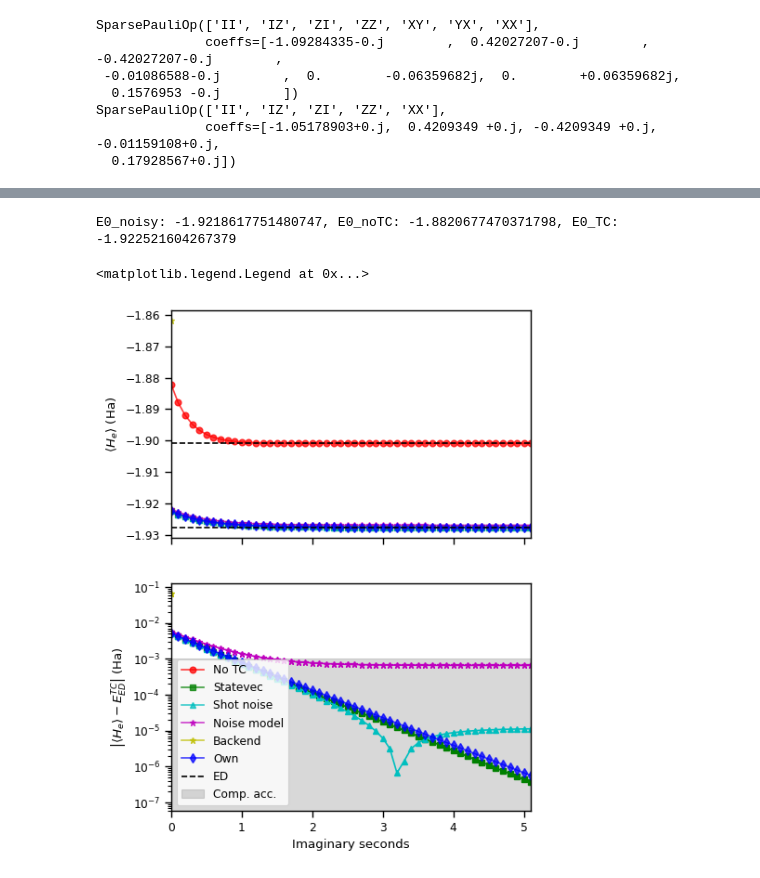
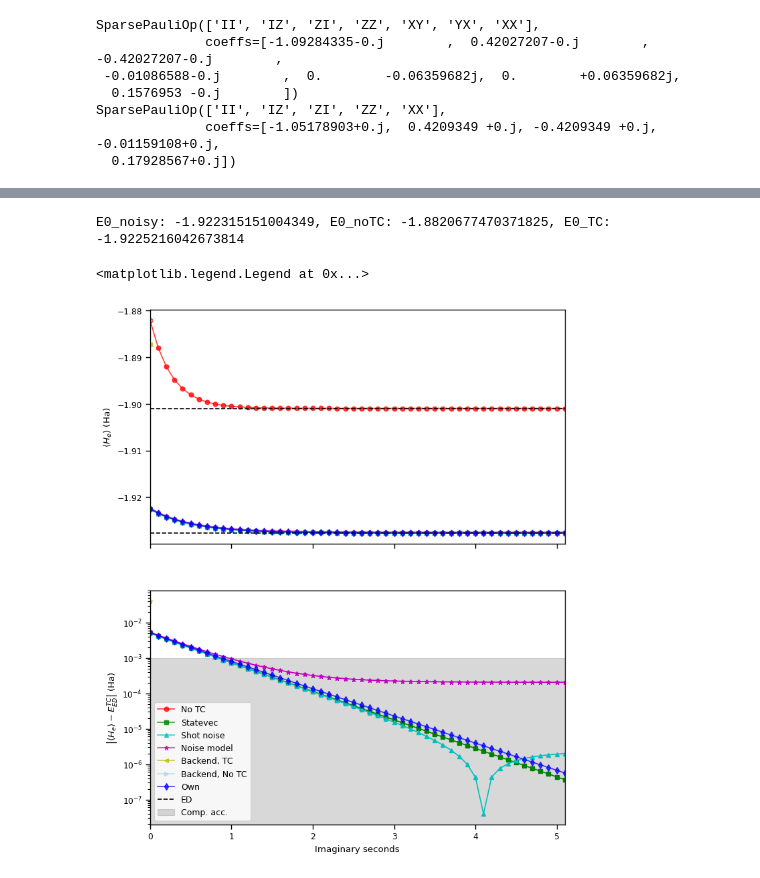
Before and after one commit to Magnusson6359/qiskit-algorithms, a Jupyter notebook: testing.ipynb, the cells around one changed output, grey strips where cells are left out. Saved outputs shown, nothing was run; the diff lists cells and outputs as text; code cells hidden in the pictures.

```diff
--- a/testing.ipynb
+++ b/testing.ipynb
@@ -105,7 +106,7 @@ init_param_values = [0,3*np.pi/2,-np.pi/2] # surely there should be some systema
 ansatz.decompose().decompose().draw("mpl")
 
 # EfficientSU2
-#ansatz = EfficientSU2(num_qubits = qubit_op2.num_qubits, reps=1, su2_gates=["ry"], skip_final_rotation_layer=True)
-#init_param_values = [np.pi,np.pi]
-#ansatz.decompose().draw("mpl")
+ansatz = EfficientSU2(num_qubits = qubit_op2.num_qubits, reps=1, su2_gates=["ry"], skip_final_rotation_layer=True)
+init_param_values = [np.pi,np.pi]
+ansatz.decompose().draw("mpl")
 # %% [output]
@@ -187,7 +242,7 @@ result_noise = qite.evolve(time_evo)
 ###############
 ### VarQITE ###
 ###############
-# This is the TC Hamiltonian with the modified code, with backend model.
+# This is the TC Hamiltonian with the modified code, with the backend.
 
 # The 2 main tunable parameters
 total_time=5
@@ -195,7 +250,7 @@ num_timesteps = 50
 
 var_principle = ImaginaryMcLachlanPrinciple(qgt=LinCombQGT(backend_estimator),
                                                        gradient=LinCombEstimatorGradient(backend_estimator),
-                                                       non_hermitian=True)
+                                                       non_hermitian=False)
 time_evo = TimeEvolutionProblem(qubit_op,
                                 time=total_time,
                                 aux_operators=[qubit_op])
@@ -206,0 +267,19 @@ result_backend = qite.evolve(time_evo)
+# %%
+###############
+### VarQITE ###
+###############
+# This is the non-TC Hamiltonian with the backend.
+
+# The 2 main tunable parameters
+total_time=5
+num_timesteps = 50
+
+var_principle = ImaginaryMcLachlanPrinciple(qgt=LinCombQGT(backend_estimator), gradient=LinCombEstimatorGradient(backend_estimator))
+time_evo = TimeEvolutionProblem(qubit_op2,
+                                time=total_time,
+                                aux_operators=[qubit_op2])
+qite = VarQITE(ansatz, init_param_values,
+               variational_principle = var_principle,
+               estimator=estimator,
+               num_timesteps=num_timesteps)
+result_backend2 = qite.evolve(time_evo)
@@ -233,8 +334,8 @@ initial_energy=data[0,2]
 # %%
 sns.set_context("paper")
 fig, axs = plt.subplots(2,1,sharex=True)
-fig.set_figheight(7)
-fig.set_figwidth(5)
+fig.set_figheight(10)
+fig.set_figwidth(8)
 ax = axs[0]
 ax2 = axs[1]
 #DELTA_BIG = 50
@@ -252,8 +353,9 @@ times_shotnoise = result_shotnoise.times
 h_exp_val_noise = np.array([ele[0][0].real for ele in result_noise.observables])
 times_noise = result_noise.times
 h_exp_val_backend = np.array([ele[0][0].real for ele in result_backend.observables])
-print(h_exp_val_backend)
 times_backend = result_backend.times
+h_exp_val_backend2 = np.array([ele[0][0].real for ele in result_backend2.observables])
+times_backend2 = result_backend2.times
 
 
 print(f"E0_noisy: {h_exp_val_noise[0]}, E0_noTC: {h_exp_val2[0]}, E0_TC: {h_exp_val[0]}")
@@ -262,38 +364,39 @@ ax.plot(times2, h_exp_val2, '-ro', label= "No TC", alpha=0.75) #+ extracted_tran
 ax.plot(times, h_exp_val, '-gs', label= "Statevec", alpha=0.75) #+ extracted_transformer_energy+ nuclear_repulsion_energy
 ax.plot(times_shotnoise, h_exp_val_shotnoise, '-c^', label= "Shot noise", alpha=0.75) #+ extracted_transformer_energy+ nuclear_repulsion_energy
 ax.plot(times_noise, h_exp_val_noise, '-m*', label= "Noise model", alpha=0.75) #+ extracted_transformer_energy+ nuclear_repulsion_energy
-ax.plot(times_backend, h_exp_val_backend, '-y*', label= "Backend", alpha=0.75) #+ extracted_transformer_energy+ nuclear_repulsion_energy
+ax.plot(times_backend, h_exp_val_backend, '-y<', label= "Backend, TC", alpha=0.75) #+ extracted_transformer_energy+ nuclear_repulsion_energy
+ax.plot(times_backend2, h_exp_val_backend2, '->', color="lightblue", label= "Backend, No TC", alpha=0.75) #+ extracted_transformer_energy+ nuclear_repulsion_energy
 ax.plot(avqite_times[::DELTA_BIG], avqite_energies[::DELTA_BIG], '-bd', label= "Own", alpha=0.75)
 ax.plot([e_exact[sys]]*(int(times[-1])+15), '--k', label= "ED")
 ax.plot([e_exact_notc[sys]]*(int(times[-1])+15), '--k')
 ax.set_ylabel(r"$\langle H_e \rangle$ (Ha)")
 #ax.legend()
 ax.set_xlim([0, times[-1]])
 
 #print(f"Final Qiskit electronic energy: {h_exp_val[-1]} Ha")
 #print(f"Compare with Qutip ED: -4.3860854160 Ha")
 #print(f"Compare with TC-VarQITE for UCCSD: -4.3860791082 Ha")
 
 
 ax2.plot(times, abs(h_exp_val-e_exact[sys]), "-gs", label= "Statevec")
 ax2.plot(times_shotnoise, abs(h_exp_val_shotnoise-e_exact[sys]), "-c^", label= "Shot noise")
 ax2.plot(times_noise, abs(h_exp_val_noise-e_exact[sys]), "-m*", label= "Noise model")
-ax2.plot(times_backend, abs(h_exp_val_backend-e_exact[sys]), "-y*", label= "Backend")
+ax2.plot(times_backend, abs(h_exp_val_backend-e_exact[sys]), "-y*", label= "Backend, TC")
 ax2.plot(avqite_times[::DELTA_BIG], abs(avqite_energies-e_exact[sys])[::DELTA_BIG], "-bd", label= "Own", alpha=0.75)
 ax2.fill_between([0,times[-1]],[1e-3,1e-3],color="grey",alpha=0.3,label="Comp. acc.")
 ax2.set_xlabel("Imaginary seconds")
 ax2.set_ylabel(r"$\left|\langle H_e \rangle - E_{ED}^{TC}\right|$ (Ha)")
 ax2.set_yscale("log")
 ax2.set_xlim([0, times[-1]])
 
 h, l = ax.get_legend_handles_labels()
 h2, l2 = ax2.get_legend_handles_labels()
 for index, label in enumerate(l2):
     if label not in l:
         l.append(label)
         h.append(h2[index])
-ax2.legend(h, l)
+ax2.legend(h, l, prop={'size': 9})
 # %% [output]
-E0_noisy: -1.9218617751480747, E0_noTC: -1.8820677470371798, E0_TC: -1.922521604267379
+E0_noisy: -1.922315151004349, E0_noTC: -1.8820677470371825, E0_TC: -1.9225216042673814
 <matplotlib.legend.Legend at 0x...>
-[figure, old version]
+[figure, new version]
```
Also changed, not shown: parts of 9 cells of this notebook, 3 other files.
